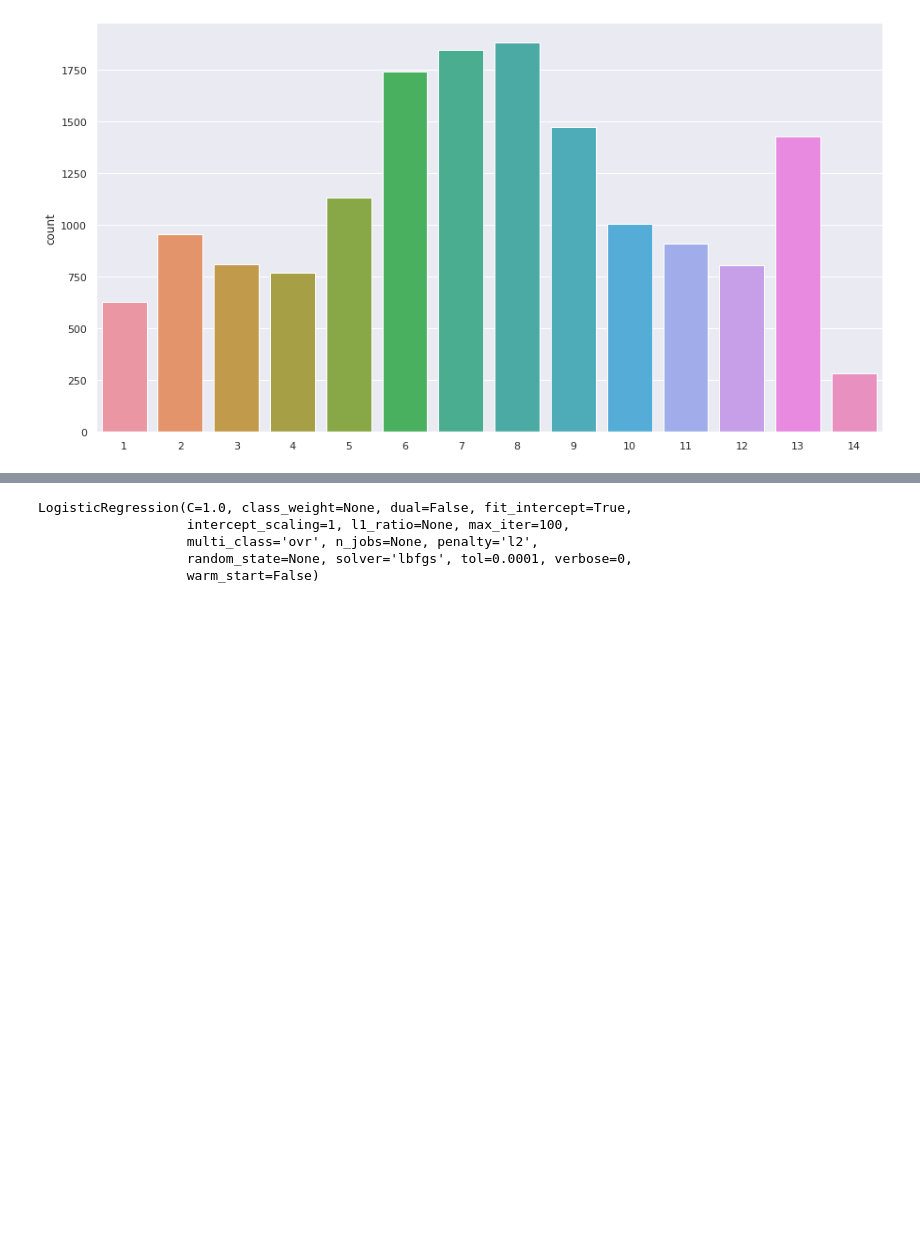
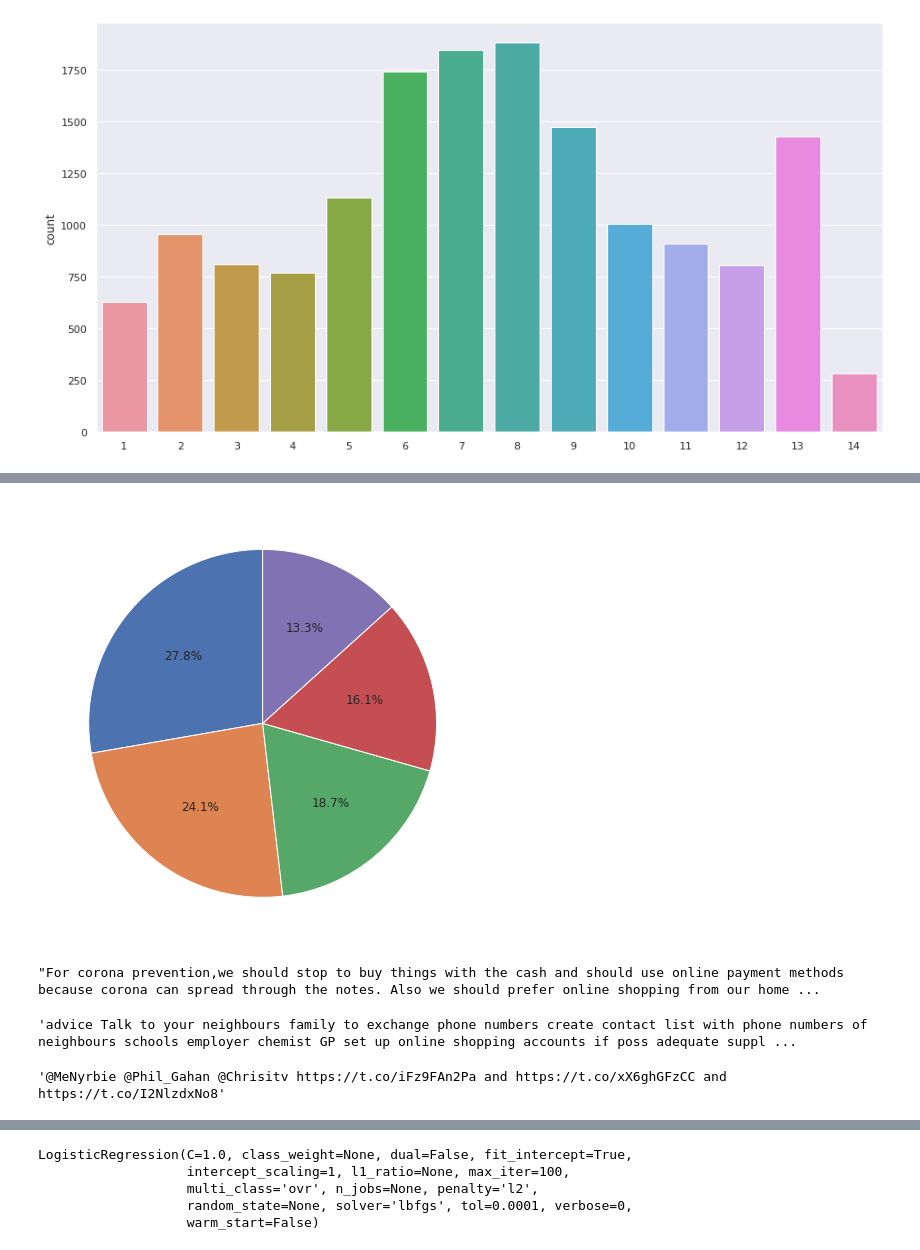
Before and after one commit to arifuddinatif/Coronavirus-Tweet-Sentiment-Analysis, a Jupyter notebook: Copy_of_Coronavirus_Tweet_Sentiment_Analysis_Capstone_Project.ipynb, the cells around one changed output, grey strips where cells are left out. Cells and saved outputs as stored; diff of their text form; code cells hidden in the pictures; blank space fills up the shorter version.

```diff
--- a/Copy_of_Coronavirus_Tweet_Sentiment_Analysis_Capstone_Project.ipynb
+++ b/Copy_of_Coronavirus_Tweet_Sentiment_Analysis_Capstone_Project.ipynb
@@ -377,0 +245,18 @@ y_test shape:  (8232,)
+# %%
+fig1, ax1 = plt.subplots()
+ax1.pie(df['Sentiment'].value_counts(), autopct='%1.1f%%',shadow=False,startangle=90)
+plt.show()
+# %% [output]
+[figure, added]
+# %%
+list(df.loc[df["Sentiment"]=='Negative','OriginalTweet'])[0]
+# %% [output]
+"For corona prevention,we should stop to buy things with the cash and should use online payment methods because corona can spread through the notes. Also we should prefer online shopping from our home ...
+# %%
+list(df.loc[df["Sentiment"]=='Positive','OriginalTweet'])[0]
+# %% [output]
+'advice Talk to your neighbours family to exchange phone numbers create contact list with phone numbers of neighbours schools employer chemist GP set up online shopping accounts if poss adequate suppl ...
+# %%
+list(df.loc[df["Sentiment"]=='Neutral','OriginalTweet'])[0]
+# %% [output]
+'@MeNyrbie @Phil_Gahan @Chrisitv https://t.co/iFz9FAn2Pa and https://t.co/xX6ghGFzCC and https://t.co/I2NlzdxNo8'
```
Also changed, not shown: parts of 128 cells of this notebook.
